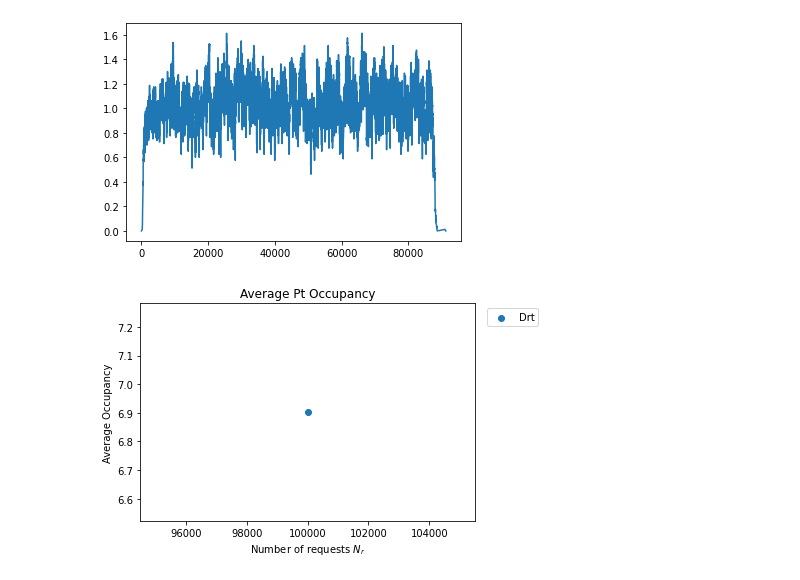
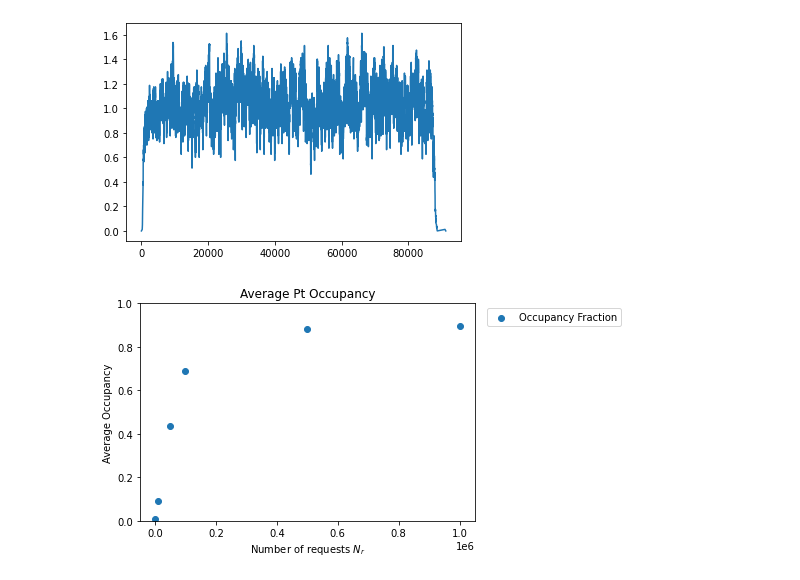
Before and after one commit to poss-group/matsim-bimodal-1, a Jupyter notebook: python_anaysis/analyze_pt_occupancy.ipynb, the cells around one changed output. Saved outputs shown, nothing was run; the diff lists cells and outputs as text; code cells hidden in the pictures.

```diff
--- a/python_anaysis/analyze_pt_occupancy.ipynb
+++ b/python_anaysis/analyze_pt_occupancy.ipynb
@@ -41,7 +41,7 @@ plt.show()
 # %% [output]
 [figure]
 # %%
-directory_bim = "/home/helge/Programs/matsim/matsim_results/official-drt/output"
+directory_bim = "/home/helge/Programs/matsim/matsim_results/output_sel_bim_large"
 
 def getPtOccupancies(directory):
     reqs = []
@@ -59,33 +59,33 @@ def getPtOccupancies(directory):
                         match = re.search('.*\t(\d+\.\d+) veh.*(tr_\d+_\d+).*Passenger.*?(\d+)', x)
                         if match:
                             data += match.group(1) + ";" + match.group(2) + ";" + match.group(3) + "\n"
                 file_data.close()
 
                 occupancies = pd.read_csv(StringIO(data), names=['time', 'transporter', 'passengers'], sep=';')
                 occupancies = occupancies.sort_values(by=['transporter', 'time'])
 
                 occupancies = occupancies.pivot(index='time', columns='transporter', values='passengers')
                 new_first_col = pd.DataFrame([[0] * len(occupancies.columns)], columns=occupancies.columns)
                 occupancies = new_first_col.append(occupancies).fillna(method='ffill')
 
                 average_occupancies = occupancies.sum(axis=1)/len(occupancies.columns)
                 average_occs.append(average_occupancies.mean())
 
 
     reqs = np.array([float(req) for req in reqs])
     average_occupancies = np.array(average_occs)
 
     return reqs, average_occupancies
 
 
 reqs_bim, av_occupancies_bim = getPtOccupancies(directory_bim)
-plt.scatter(reqs_bim, av_occupancies_bim, label=r"Drt")
+plt.scatter(reqs_bim, av_occupancies_bim/10, label=r"Occupancy Fraction")
 plt.xlabel(r"Number of requests $N_r$")
 plt.ylabel(r"Average Occupancy")
-# plt.ylim(0, 2)
+plt.ylim(0, 1)
 plt.title('Average Pt Occupancy')
 lgd = plt.legend(bbox_to_anchor=(1.02, 1), loc='upper left')
 plt.savefig("AveragePtOccupany.png", bbox_extra_artists=(lgd,), bbox_inches='tight')
 plt.show()
 # %% [output]
-[figure, old version]
+[figure, new version]
```
Also changed, not shown: 14 other files.
